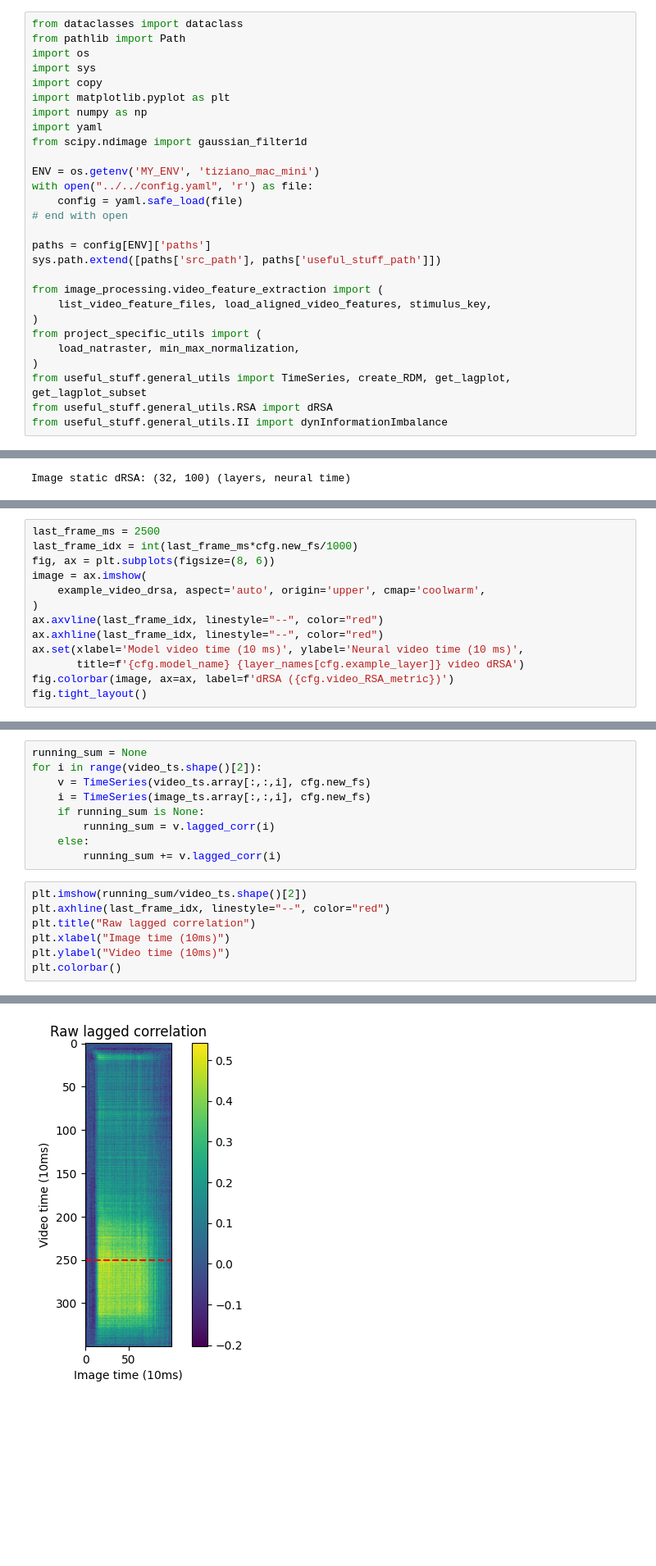
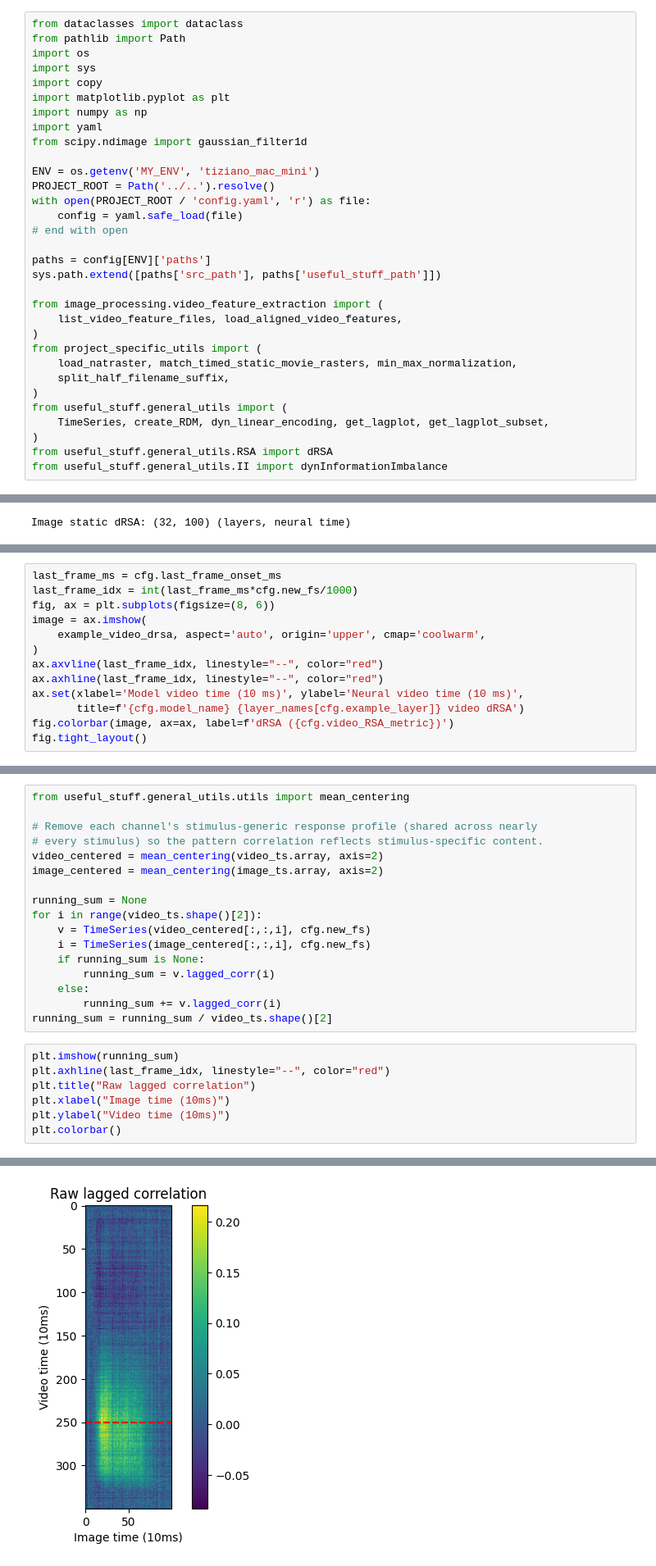
Before and after one commit to TizianoCausin01/static_dynamic, a Jupyter notebook: python_scripts/scripts/summary_figs_report.ipynb, the cells around one changed output, grey strips where cells are left out. Shown at 82% size. Drawn from its saved outputs; the diff is of its cells as text; blank space fills up the shorter version.

```diff
--- a/python_scripts/scripts/summary_figs_report.ipynb
+++ b/python_scripts/scripts/summary_figs_report.ipynb
@@ -14,7 +16,8 @@ import yaml
 from scipy.ndimage import gaussian_filter1d
 
 ENV = os.getenv('MY_ENV', 'tiziano_mac_mini')
-with open("../../config.yaml", 'r') as file:
+PROJECT_ROOT = Path('../..').resolve()
+with open(PROJECT_ROOT / 'config.yaml', 'r') as file:
     config = yaml.safe_load(file)
 # end with open
 
@@ -22,12 +25,15 @@ paths = config[ENV]['paths']
 sys.path.extend([paths['src_path'], paths['useful_stuff_path']])
 
 from image_processing.video_feature_extraction import (
-    list_video_feature_files, load_aligned_video_features, stimulus_key,
+    list_video_feature_files, load_aligned_video_features,
 )
 from project_specific_utils import (
-    load_natraster, min_max_normalization,
+    load_natraster, match_timed_static_movie_rasters, min_max_normalization,
+    split_half_filename_suffix,
 )
-from useful_stuff.general_utils import TimeSeries, create_RDM, get_lagplot, get_lagplot_subset
+from useful_stuff.general_utils import (
+    TimeSeries, create_RDM, dyn_linear_encoding, get_lagplot, get_lagplot_subset,
+)
 from useful_stuff.general_utils.RSA import dRSA
 from useful_stuff.general_utils.II import dynInformationImbalance
 # %%
@@ -340,5 +363,5 @@ print(
 # %%
-last_frame_ms = 2500
+last_frame_ms = cfg.last_frame_onset_ms
 last_frame_idx = int(last_frame_ms*cfg.new_fs/1000)
 fig, ax = plt.subplots(figsize=(8, 6))
 image = ax.imshow(
@@ -487,21 +588,29 @@ plt.tight_layout()
 # %% [markdown]
 # Raw lagged correlation between image and video neural activity
 # %%
+from useful_stuff.general_utils.utils import mean_centering
+
+# Remove each channel's stimulus-generic response profile (shared across nearly
+# every stimulus) so the pattern correlation reflects stimulus-specific content.
+video_centered = mean_centering(video_ts.array, axis=2)
+image_centered = mean_centering(image_ts.array, axis=2)
+
 running_sum = None
 for i in range(video_ts.shape()[2]):
-    v = TimeSeries(video_ts.array[:,:,i], cfg.new_fs)
-    i = TimeSeries(image_ts.array[:,:,i], cfg.new_fs)
+    v = TimeSeries(video_centered[:,:,i], cfg.new_fs)
+    i = TimeSeries(image_centered[:,:,i], cfg.new_fs)
     if running_sum is None:
         running_sum = v.lagged_corr(i)
     else:
         running_sum += v.lagged_corr(i)
+running_sum = running_sum / video_ts.shape()[2]
 # %%
-plt.imshow(running_sum/video_ts.shape()[2])
+plt.imshow(running_sum)
 plt.axhline(last_frame_idx, linestyle="--", color="red")
 plt.title("Raw lagged correlation")
 plt.xlabel("Image time (10ms)")
 plt.ylabel("Video time (10ms)")
 plt.colorbar()
 # %% [output]
 <matplotlib.colorbar.Colorbar at 0x...>
-[figure, old version]
+[figure, new version]
```
Also changed, not shown: parts of 31 cells of this notebook, 2 other files.
